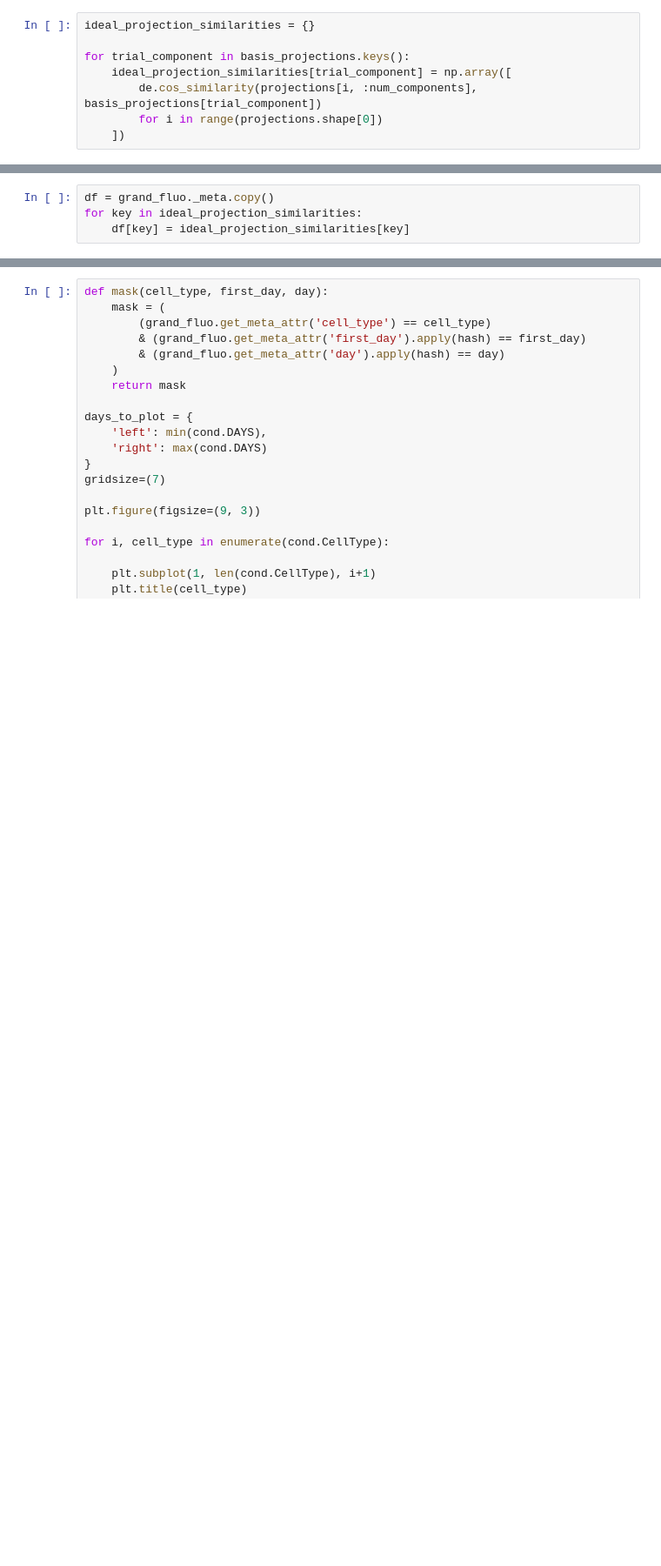
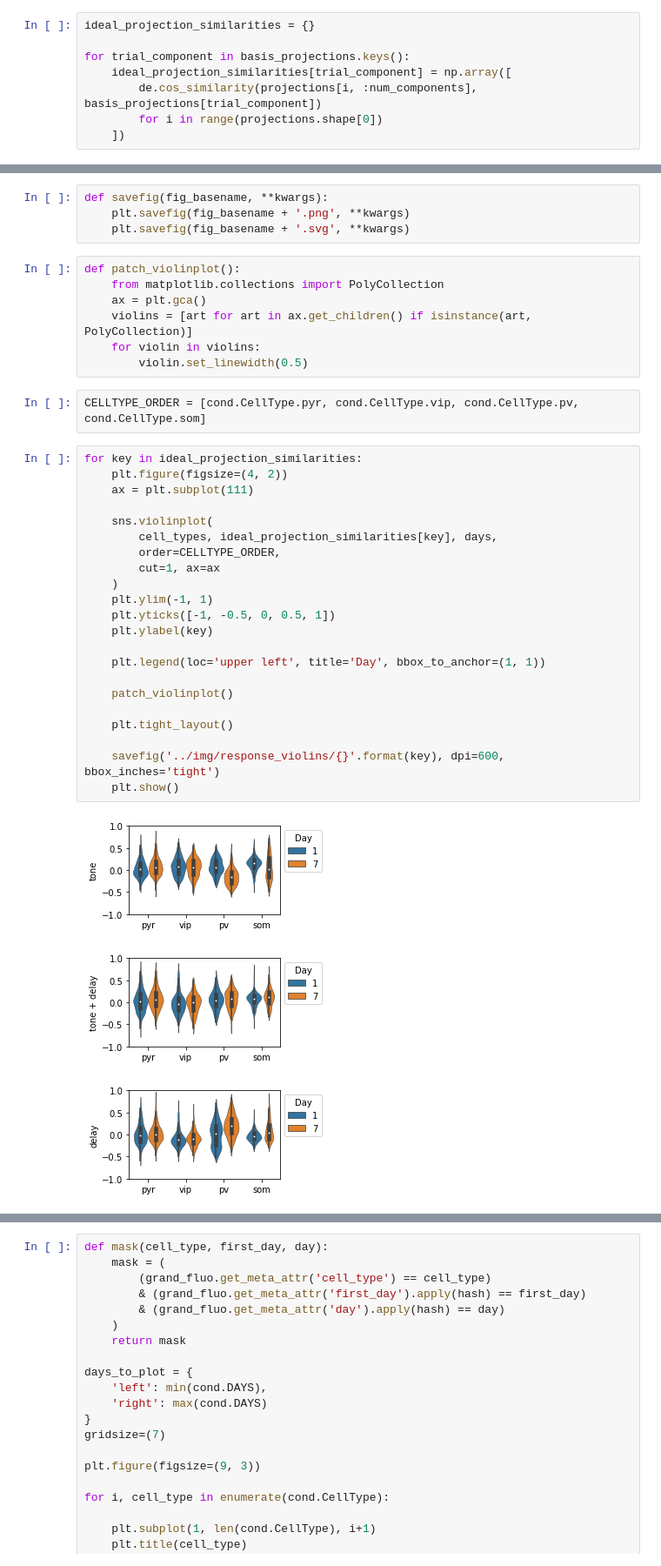
Before and after one commit to nauralcodinglab/interneuron-reward, a Jupyter notebook: notebooks/evolving_trial_structure_projections.ipynb, the cells around one changed output, grey strips where cells are left out. Shown: that part at 87% size. Drawn from its saved outputs; the diff is of its cells as text; blank space fills up the shorter version.

```diff
--- a/notebooks/evolving_trial_structure_projections.ipynb
+++ b/notebooks/evolving_trial_structure_projections.ipynb
@@ -340,4 +163,0 @@ for condition in ideal_projection_similarities:
-# %%
-df = grand_fluo._meta.copy()
-for key in ideal_projection_similarities:
-    df[key] = ideal_projection_similarities[key]
@@ -420,0 +168,39 @@ vip_day_1 v.s. vip_day_7: Mann-Whitney-Wilcoxon test two-sided with Bonferroni c
+# %%
+def savefig(fig_basename, **kwargs):
+    plt.savefig(fig_basename + '.png', **kwargs)
+    plt.savefig(fig_basename + '.svg', **kwargs)
+# %%
+def patch_violinplot():
+    from matplotlib.collections import PolyCollection
+    ax = plt.gca()
+    violins = [art for art in ax.get_children() if isinstance(art, PolyCollection)]
+    for violin in violins:
+        violin.set_linewidth(0.5)
+# %%
+CELLTYPE_ORDER = [cond.CellType.pyr, cond.CellType.vip, cond.CellType.pv, cond.CellType.som]
+# %%
+for key in ideal_projection_similarities:
+    plt.figure(figsize=(4, 2))
+    ax = plt.subplot(111)
+
+    sns.violinplot(
+        cell_types, ideal_projection_similarities[key], days,
+        order=CELLTYPE_ORDER,
+        cut=1, ax=ax
+    )
+    plt.ylim(-1, 1)
+    plt.yticks([-1, -0.5, 0, 0.5, 1])
+    plt.ylabel(key)
+
+    plt.legend(loc='upper left', title='Day', bbox_to_anchor=(1, 1))
+
+    patch_violinplot()
+
+    plt.tight_layout()
+
+    savefig('../img/response_violins/{}'.format(key), dpi=600, bbox_inches='tight')
+    plt.show()
+# %% [output]
+[figure, added]
+[figure, added]
+[figure, added]
```
Also changed, not shown: parts of 65 cells of this notebook, 1 other file.
